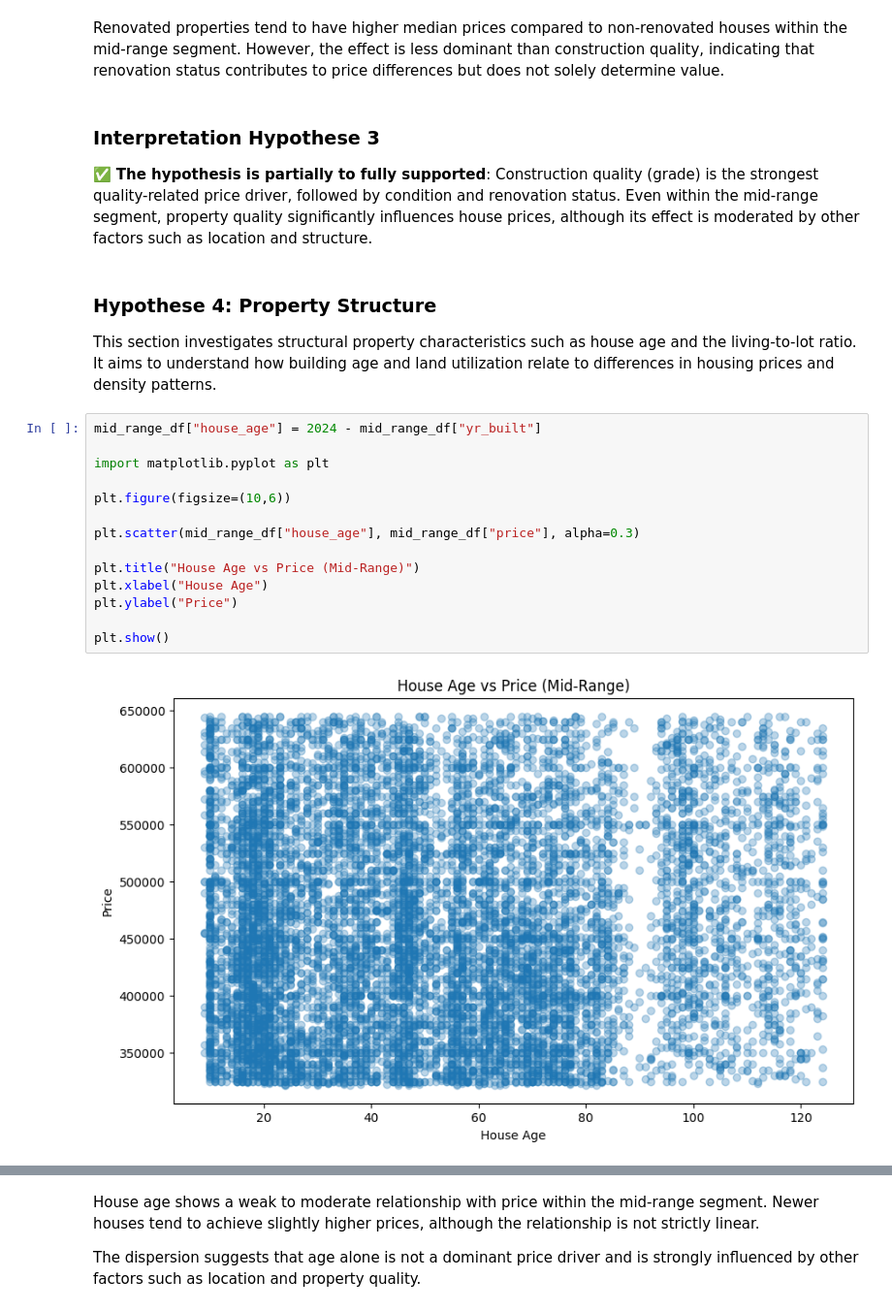
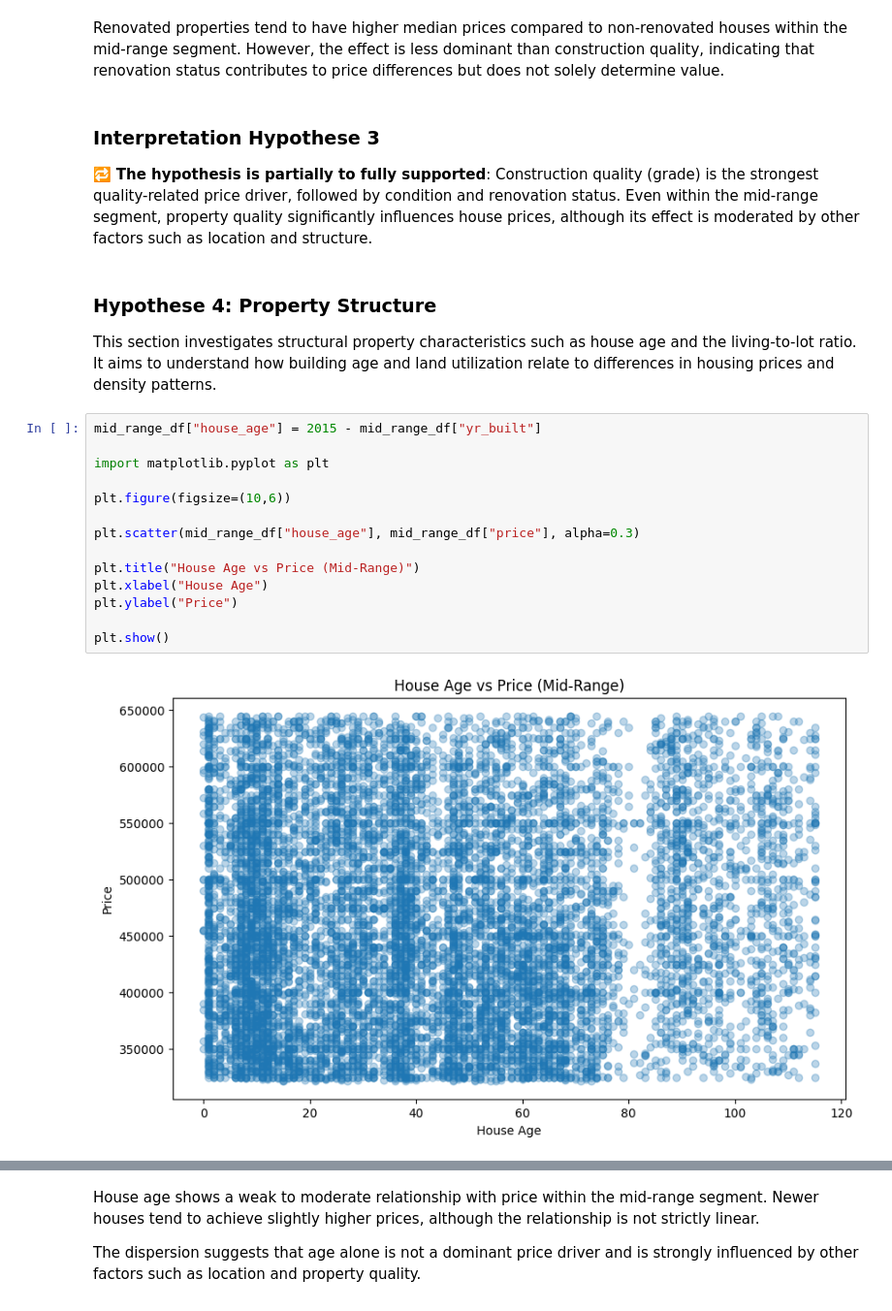
Before and after one commit to letstuit94/EDA_Project_Housing_for_Nicole_Johnson, a Jupyter notebook: 4_Exploratory Data Analysis.ipynb, the cells around one changed output, grey strips where cells are left out. Shown at 97% size. Drawn from its saved outputs; the diff is of its cells as text.

```diff
--- a/4_Exploratory Data Analysis.ipynb
+++ b/4_Exploratory Data Analysis.ipynb
@@ -183,24 +218,24 @@ Renovated properties tend to have higher median prices compared to non-renovated
 # %% [markdown]
 ### Interpretation  Hypothese 3
 
-✅ **The hypothesis is partially to fully supported**: Construction quality (grade) is the strongest quality-related price driver, followed by condition and renovation status. Even within the mid-range segment, property quality significantly influences house prices, although its effect is moderated by other factors such as location and structure.
+🔁 **The hypothesis is partially to fully supported**: Construction quality (grade) is the strongest quality-related price driver, followed by condition and renovation status. Even within the mid-range segment, property quality significantly influences house prices, although its effect is moderated by other factors such as location and structure.
 # %% [markdown]
 ### Hypothese 4: Property Structure
 
 This section investigates structural property characteristics such as house age and the living-to-lot ratio. It aims to understand how building age and land utilization relate to differences in housing prices and density patterns.
 # %%
-mid_range_df["house_age"] = 2024 - mid_range_df["yr_built"]
+mid_range_df["house_age"] = 2015 - mid_range_df["yr_built"]
 
 import matplotlib.pyplot as plt
 
 plt.figure(figsize=(10,6))
 
 plt.scatter(mid_range_df["house_age"], mid_range_df["price"], alpha=0.3)
 
 plt.title("House Age vs Price (Mid-Range)")
 plt.xlabel("House Age")
 plt.ylabel("Price")
 
 plt.show()
 # %% [output]
-[figure, old version]
+[figure, new version]
```
Also changed, not shown: parts of 22 cells of this notebook, 2 other files.
